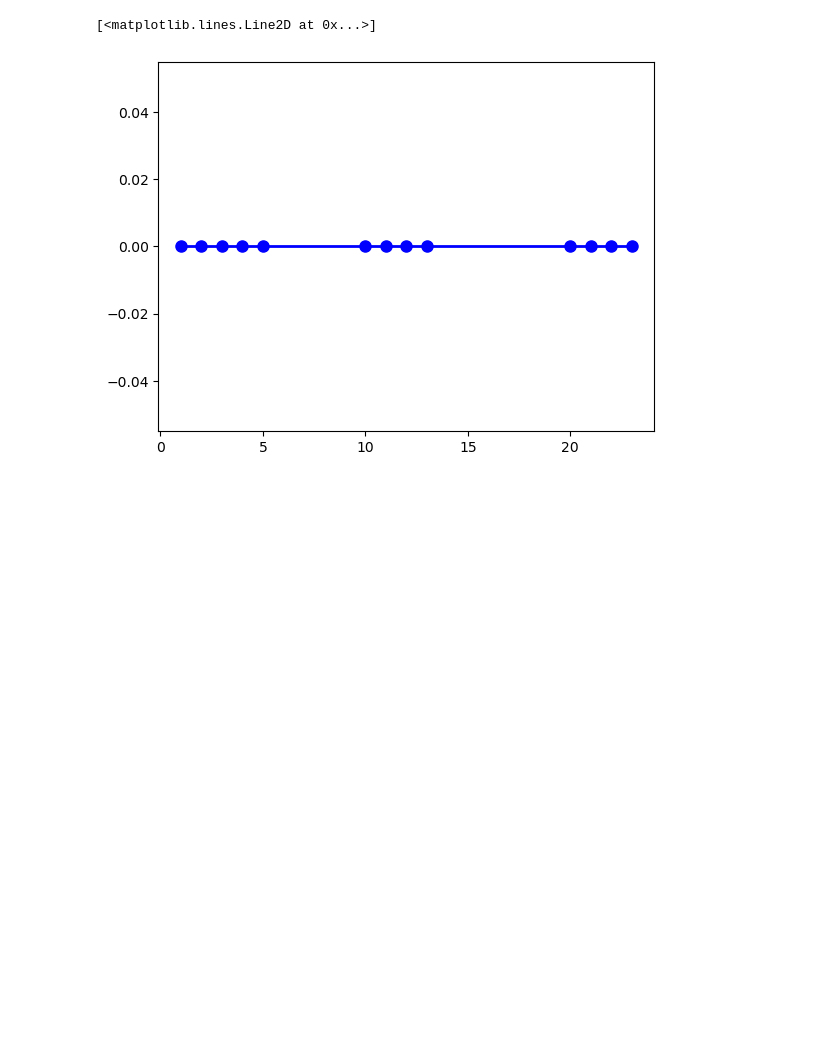
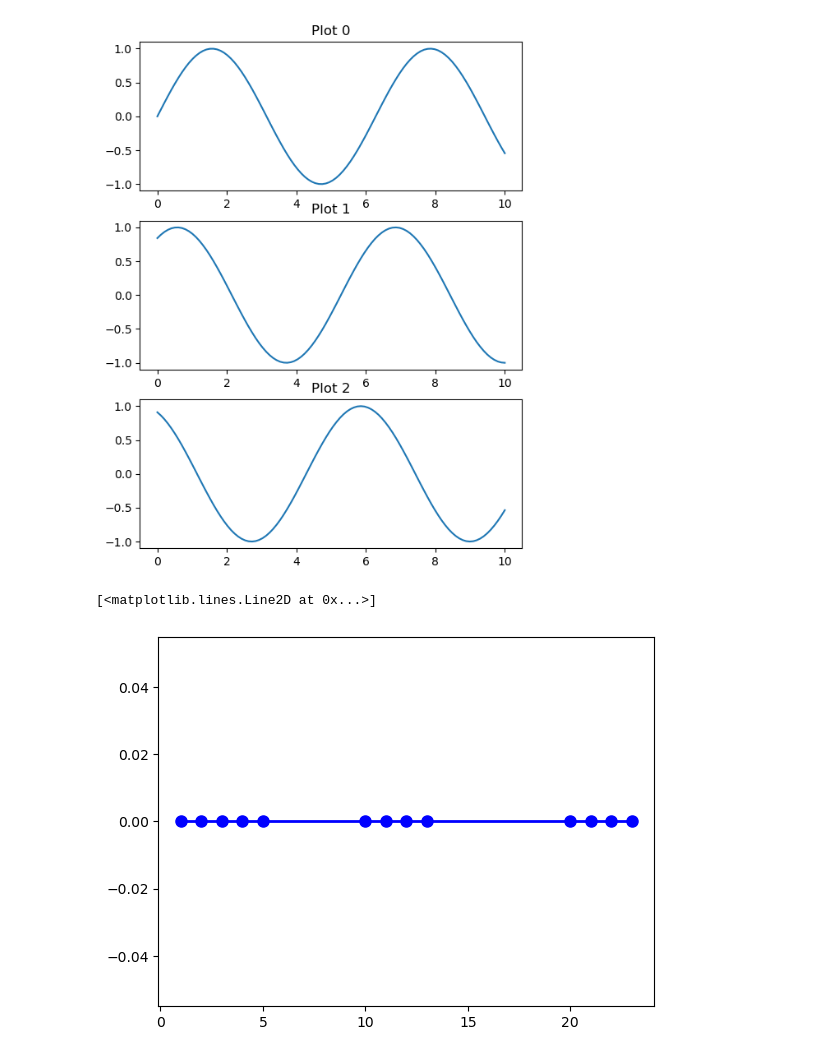
Before and after one commit to aditya5252/Machine-Learning, a Jupyter notebook: code/k-means.ipynb, the cells around one changed output. Drawn from its saved outputs; the diff is of its cells as text; code cells hidden in the pictures; blank space fills up the shorter version.

```diff
--- a/code/k-means.ipynb
+++ b/code/k-means.ipynb
@@ -28,3 +47,16 @@ while np.linalg.norm(mu_old-mu_new)>0.1 and count<100:
+# %%
+fig, axes = plt.subplots(3, 1, figsize=(6, 8))
+
+xs = np.linspace(0, 10, 100)
+
+for i, ax in enumerate(axes):
+    ax.plot(xs, np.sin(xs + i))
+    ax.set_title(f"Plot {i}")
+
+# plt.tight_layout()
+plt.show()
+# %% [output]
+[figure, added]
 # %%
 from matplotlib import pyplot as plt
 y = np.zeros_like(X)
```
Also changed, not shown: parts of 6 cells of this notebook.
